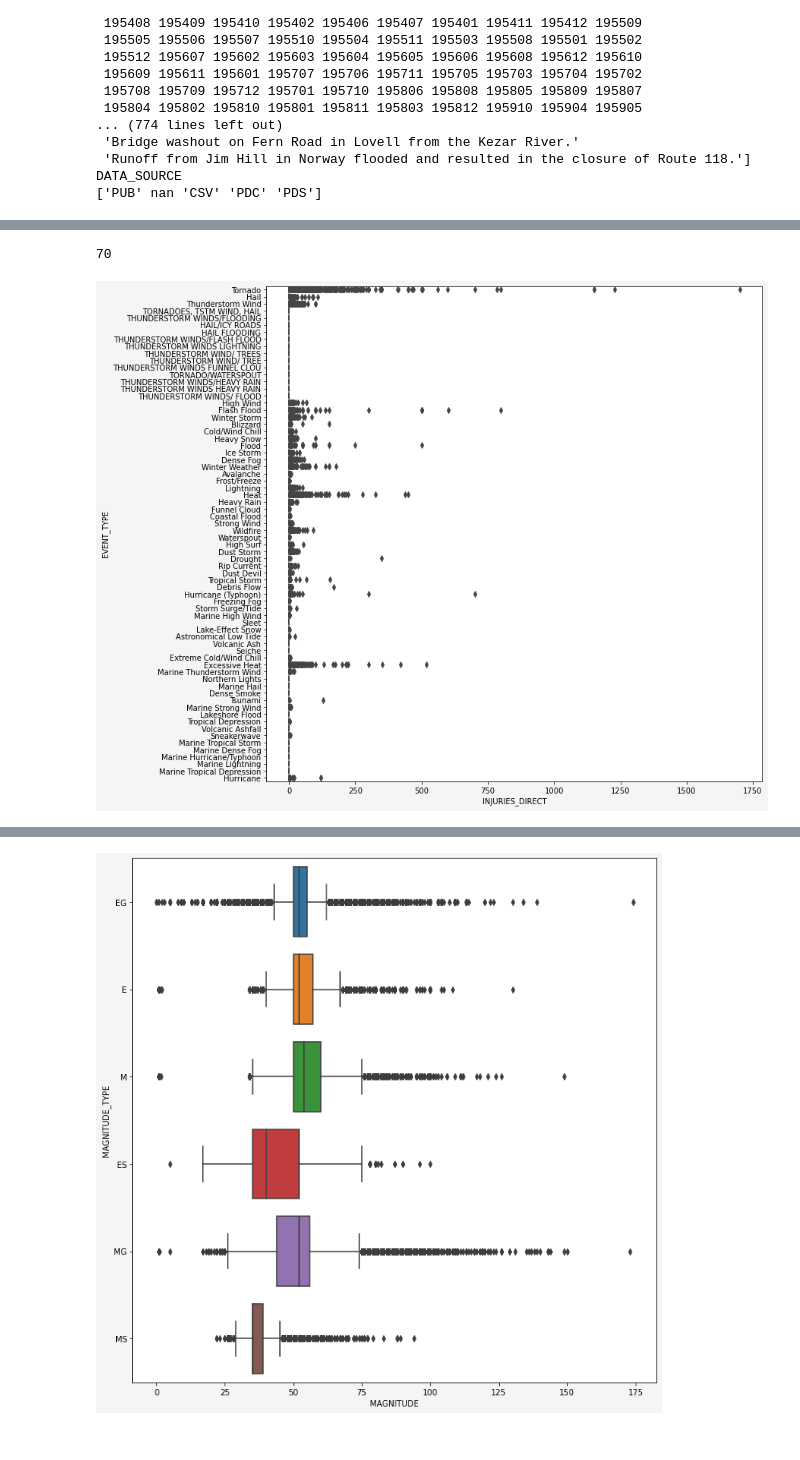
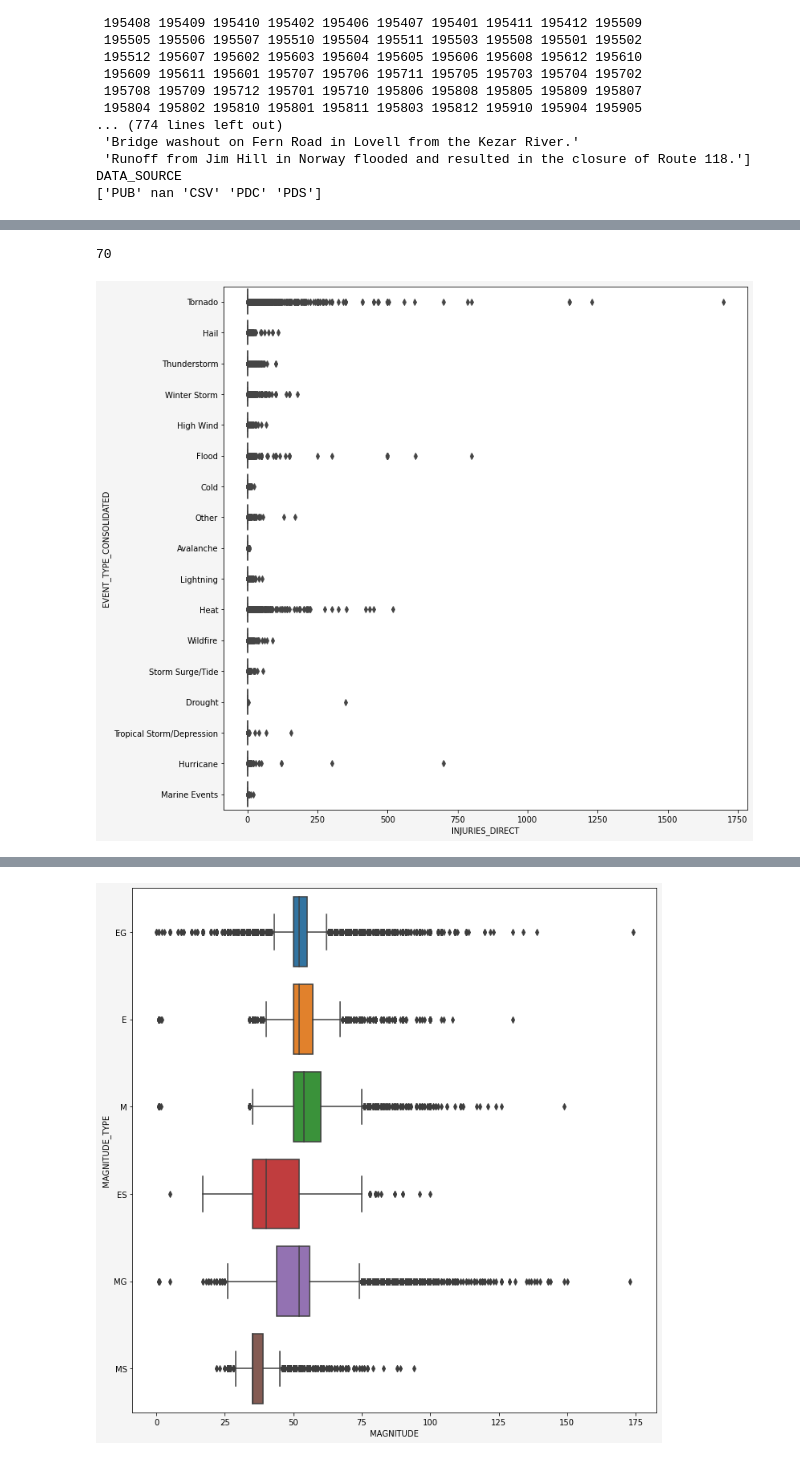
Before and after one commit to lexbuko22/NOAA_Weather_Event_Datamining, a Jupyter notebook: Storm-Event-Data Notebook.ipynb, the cells around one changed output, grey strips where cells are left out. Drawn from its saved outputs; the diff is of its cells as text; code cells hidden in the pictures.

Commit message:
updated with quantile plots

```diff
--- a/Storm-Event-Data Notebook.ipynb
+++ b/Storm-Event-Data Notebook.ipynb
@@ -107,3 +108,15 @@ BEGIN_YEARMONTH
  'Runoff from Jim Hill in Norway flooded and resulted in the closure of Route 118.']
 DATA_SOURCE
 ['PUB' nan 'CSV' 'PDC' 'PDS']
+# %%
+df['BEGIN_YEARMONTH'] = df['BEGIN_YEARMONTH'].astype(str)
+df['BEGIN_YEARMONTHDAY'] = df['BEGIN_YEARMONTH'] + df['BEGIN_DAY'].astype(str)
+df['BEGIN_YEARMONTHDAY'] = df['BEGIN_YEARMONTHDAY'].astype(str)
+df['BEGIN_DATE'] = pd.to_datetime(df['BEGIN_YEARMONTHDAY'],format='%Y%m%d')
+df['BEGIN_YEAR'] = df['BEGIN_DATE'].dt.year
+
+df['END_YEARMONTH'] = df['END_YEARMONTH'].astype(str)
+df['END_YEARMONTHDAY'] = df['END_YEARMONTH'] + df['END_DAY'].astype(str)
+df['END_YEARMONTHDAY'] = df['END_YEARMONTHDAY'].astype(str)
+df['END_DATE'] = pd.to_datetime(df['END_YEARMONTHDAY'],format='%Y%m%d')
+df['END_YEAR'] = df['END_DATE'].dt.year
@@ -109,0 +138,22 @@ DATA_SOURCE
+# %%
+event_list = df['EVENT_TYPE'].unique()
+event_dict = {'Tornado':'Tornado', 'Hail':'Hail', 'Thunderstorm Wind':'Thunderstorm', 'TORNADOES, TSTM WIND, HAIL':'Tornado',
+ 'THUNDERSTORM WINDS/FLOODING':'Thunderstorm', 'HAIL/ICY ROADS':'Winter Storm', 'HAIL FLOODING':'Hail',
+ 'THUNDERSTORM WINDS/FLASH FLOOD':'Thunderstorm', 'THUNDERSTORM WINDS LIGHTNING':'Thunderstorm',
+ 'THUNDERSTORM WIND/ TREES':'Thunderstorm', 'THUNDERSTORM WIND/ TREE':'Thunderstorm',
+ 'THUNDERSTORM WINDS FUNNEL CLOU':'Thunderstorm', 'TORNADO/WATERSPOUT':'Tornado',
+ 'THUNDERSTORM WINDS/HEAVY RAIN':'Thunderstorm', 'THUNDERSTORM WINDS HEAVY RAIN':'Thunderstorm',
+ 'THUNDERSTORM WINDS/ FLOOD':'Thunderstorm', 'High Wind':'High Wind', 'Flash Flood':'Flood', 'Winter Storm':'Winter Storm',
+ 'Blizzard':'Winter Storm', 'Cold/Wind Chill':'Cold', 'Heavy Snow':'Winter Storm', 'Flood':'Flood', 'Ice Storm':'Winter Storm', 'Dense Fog':'Other',
+ 'Winter Weather':'Winter Storm', 'Avalanche':'Avalanche', 'Frost/Freeze':'Winter Storm', 'Lightning':'Lightning', 'Heat':'Heat',
+ 'Heavy Rain':'Flood', 'Funnel Cloud':'Tornado', 'Coastal Flood':'Flood', 'Strong Wind':'High Wind', 'Wildfire':'Wildfire',
+ 'Waterspout':'Tornado', 'High Surf':'Storm Surge/Tide', 'Dust Storm':'High Wind', 'Drought': 'Drought', 'Rip Current':'Storm Surge/Tide',
+ 'Dust Devil':'Tornado', 'Tropical Storm': 'Tropical Storm/Depression', 'Debris Flow': 'Other', 'Hurricane (Typhoon)':'Hurricane',
+ 'Freezing Fog':'Winter Storm', 'Storm Surge/Tide': 'Storm Surge/Tide', 'Marine High Wind':'Marine Events', 'Sleet':'Winter Storm',
+ 'Lake-Effect Snow':'Winter Storm', 'Astronomical Low Tide':'Storm Surge/Tide', 'Volcanic Ash':'Other', 'Seiche':'Storm Surge/Tide',
+ 'Extreme Cold/Wind Chill':'Cold', 'Excessive Heat':'Heat', 'Marine Thunderstorm Wind':'Marine Events',
+ 'Northern Lights':'Other', 'Marine Hail':'Marine Events', 'Dense Smoke':'Other', 'Tsunami':'Other',
+ 'Marine Strong Wind':'Marine Events', 'Lakeshore Flood':'Flood', 'Tropical Depression':'Tropical Storm/Depression',
+ 'Volcanic Ashfall':'Other', 'Sneakerwave':'Storm Surge/Tide', 'Marine Tropical Storm':'Marine Events',
+ 'Marine Dense Fog':'Marine Events', 'Marine Hurricane/Typhoon':'Marine Events', 'Marine Lightning':'Marine Events',
+ 'Marine Tropical Depression':'Marine Events', 'Hurricane':'Hurricane'}
@@ -109,0 +169,6 @@ DATA_SOURCE
+# %%
+def apply_event_type(row,col):
+    return event_dict[row[col]]
+
+df['EVENT_TYPE_CONSOLIDATED'] = df.apply(lambda x: apply_event_type(x,'EVENT_TYPE'),axis=1)
+df['EVENT_TYPE_CONSOLIDATED'].head()
@@ -110,13 +203,13 @@ DATA_SOURCE
 # %%
 import seaborn as sns
 import matplotlib.pyplot as plt
-g = sns.boxplot(data=df, x='INJURIES_DIRECT',y='EVENT_TYPE')
+g = sns.boxplot(data=df, x='INJURIES_DIRECT',y='EVENT_TYPE_CONSOLIDATED')
 g.figure.set_facecolor("whitesmoke")
 g.figure.set_size_inches(11.7, 12)
 print(len(df['EVENT_TYPE'].unique()))
 # %% [output]
 70
-[figure, old version]
+[figure, new version]
 # %%
 df['INJURIES_TOTAL'] = df['INJURIES_DIRECT'] + df['INJURIES_INDIRECT']
 
```
Also changed, not shown: parts of 29 cells of this notebook.
